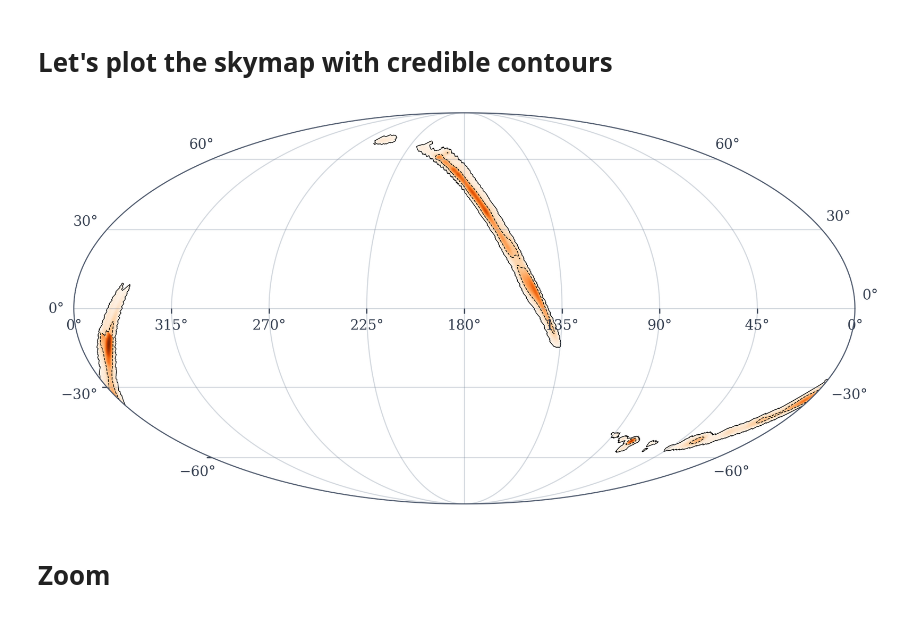
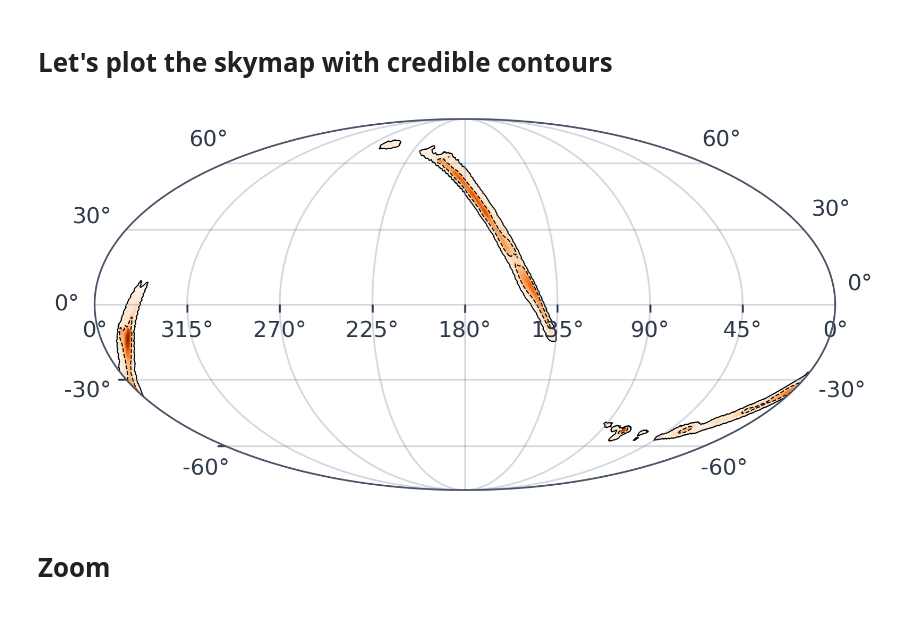
Before and after one commit to AndreaCozzumbo/acme_tutorials, a Jupyter notebook: alerts/skymaps.ipynb, the cells around one changed output. Saved outputs shown, nothing was run; the diff lists cells and outputs as text; code cells hidden in the pictures.

```diff
--- a/alerts/skymaps.ipynb
+++ b/alerts/skymaps.ipynb
@@ -388,31 +428,31 @@ print(f"{m[ipix_disc].sum()*100:.2f}%")
 # %%
 import ligo.skymap.io.fits
 import ligo.skymap.postprocess.util
 import numpy as np
 import matplotlib.pyplot as pp
 from matplotlib.colors import LogNorm
 from matplotlib import cm
 import ligo.skymap.plot
 
-skymap, _ = ligo.skymap.io.fits.read_sky_map('bayestar.fits', nest = True) # NEST = True ensures that the order is rearranged properly, both for flat and multi-order maps
+skymap, _ = ligo.skymap.io.fits.read_sky_map('bayestar.multiorder.fits,1', nest = True) # NEST = True ensures that the order is rearranged properly, both for flat and multi-order maps
 
 fig = pp.figure(dpi=300)
 fig.patch.set_visible(False)
 ax = pp.axes(projection='astro degrees mollweide')
 ax.set_facecolor('none')
 ax.grid()
 
 cls = 100 * ligo.skymap.postprocess.util.find_greedy_credible_levels(skymap)
 
 skymap[cls > 90] = np.nan
 skymap[skymap == 0] = np.nan
 
 ax.imshow_hpx((skymap, 'ICRS'), nested=True, cmap=cm.Oranges)
 ax.contour_hpx((cls, 'ICRS'), nested=True, colors='black', levels=(50, 90), zorder=1, linestyles=['dashed', 'solid'], linewidths=0.5)
 
 pp.show()
 # %% [output]
-[figure, old version]
+[figure, new version]
 # %% [markdown]
 # Zoom
 # %%
```
Also changed, not shown: parts of 24 cells of this notebook, 5 other files.
